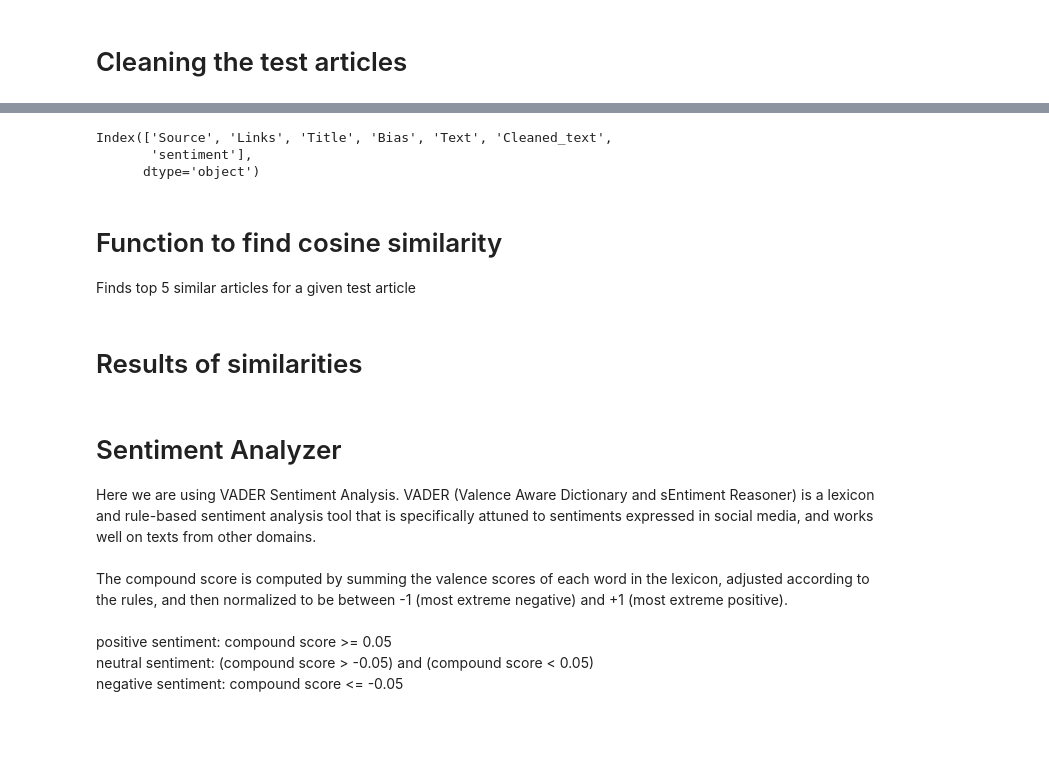
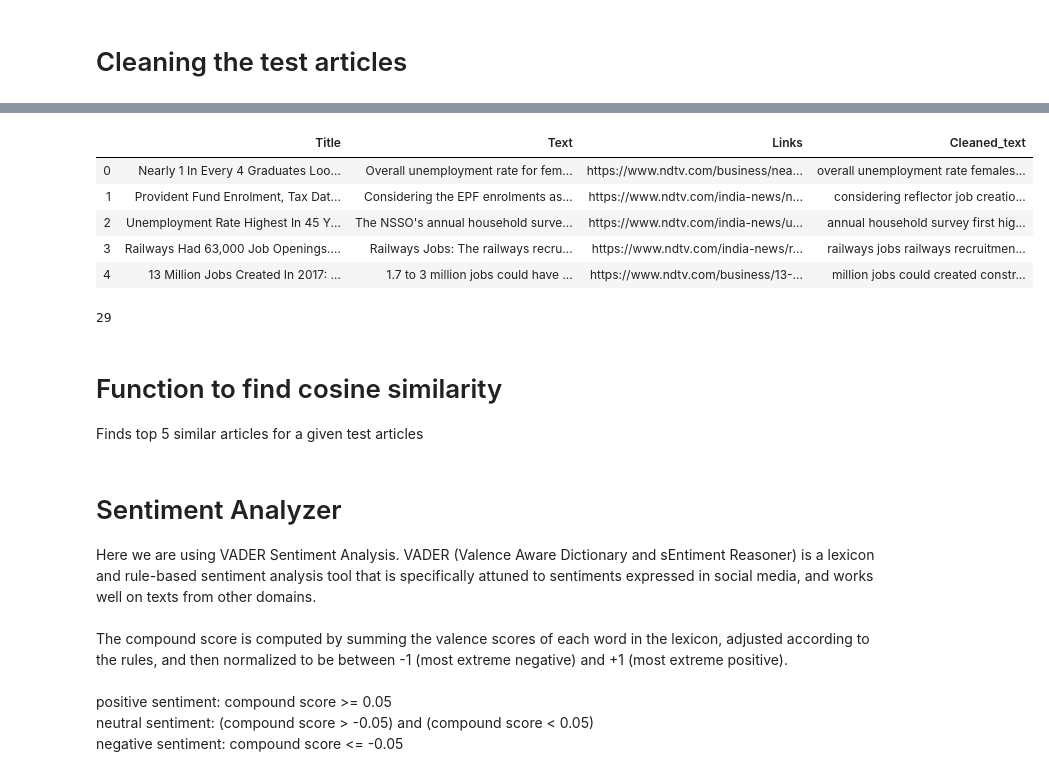
Before and after one commit to akshu98/MinorProjectUD02, a Jupyter notebook: Project.ipynb, the cells around one changed output, grey strips where cells are left out. Drawn from its saved outputs; the diff is of its cells as text; code cells hidden in the pictures; blank space fills up the shorter version.

```diff
--- a/Project.ipynb
+++ b/Project.ipynb
@@ -195,11 +149,18 @@ cleanedTestArticles
-# %%
-df.columns
-# %% [output]
-Index(['Source', 'Links', 'Title', 'Bias', 'Text', 'Cleaned_text',
-       'sentiment'],
-      dtype='object')
+# %%
+test_df.head()
+# %% [output]
+|  | Title | Text | Links | Cleaned_text |
+| 0 | Nearly 1 In Every 4 Graduates Loo... | Overall unemployment rate for fem... | https://www.ndtv.com/business/nea... | overall unemployment rate females... |
+| 1 | Provident Fund Enrolment, Tax Dat... | Considering the EPF enrolments as... | https://www.ndtv.com/india-news/n... | considering reflector job creatio... |
+| 2 | Unemployment Rate Highest In 45 Y... | The NSSO's annual household surve... | https://www.ndtv.com/india-news/u... | annual household survey first hig... |
+| 3 | Railways Had 63,000 Job Openings.... | Railways Jobs: The railways recru... | https://www.ndtv.com/india-news/r... | railways jobs railways recruitmen... |
+| 4 | 13 Million Jobs Created In 2017: ... | 1.7 to 3 million jobs could have ... | https://www.ndtv.com/business/13-... | million jobs could created constr... |
+# %%
+len(cleanedTestArticles)
+# %% [output]
+29
 # %% [markdown]
 # Function to find cosine similarity
-Finds top 5 similar articles for a given test article
+Finds top 5 similar articles for a given test articles
 # %%
 def vectorize_sim_search(query, datai):
@@ -245,5 +190,3 @@ def vectorize_sim_search(query, datai):
 
 
     return similarity_dict
-# %% [markdown]
-# Results of similarities
```
Also changed, not shown: parts of 15 cells of this notebook, 15 other files.
